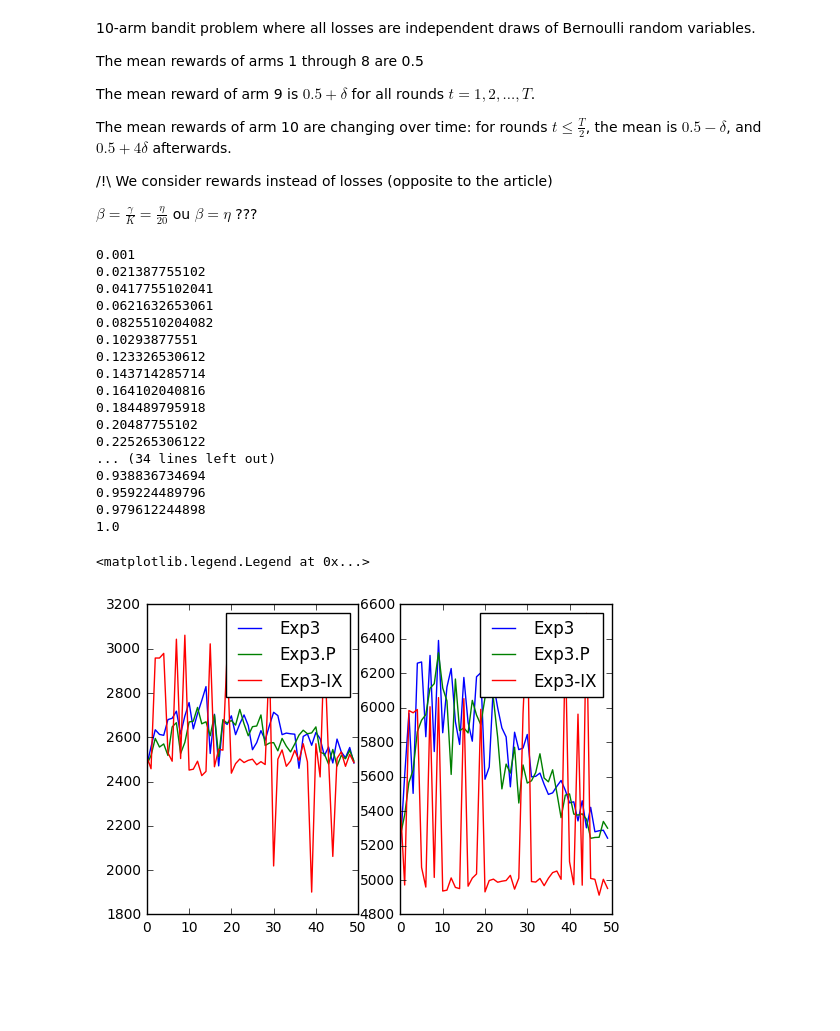
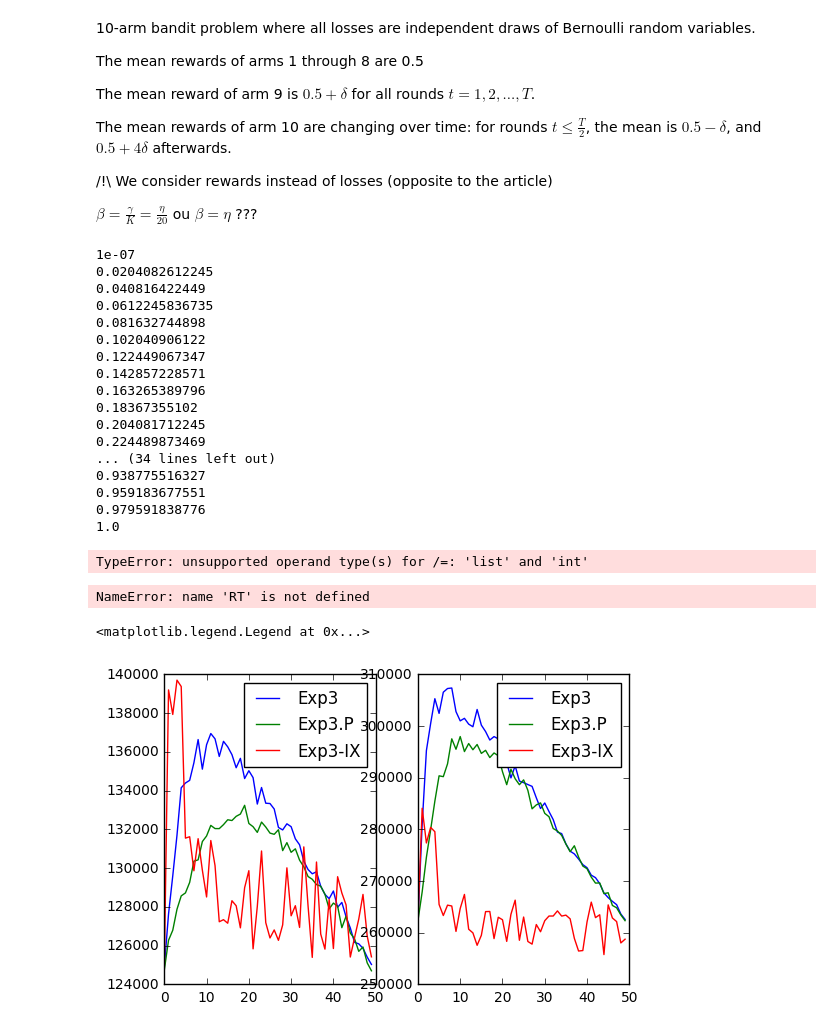
Before and after one commit to NicolasSchreuder/AdversarialBandit, a Jupyter notebook: Experiments.ipynb, the cells around one changed output. Saved outputs shown, nothing was run; the diff lists cells and outputs as text; code cells hidden in the pictures; blank space fills up the shorter version.

```diff
--- a/Experiments.ipynb
+++ b/Experiments.ipynb
@@ -171,7 +181,7 @@ def gaussian_traj(T):
     gp /= max(gp)
     return(gp)
 # %%
-T = 10000
+T = 30000
 
 arm1 = Arm(gaussian_traj(T))
 arm2 = Arm(gaussian_traj(T))
@@ -189,0 +200,6 @@ plt.title('Rewards')
+# %%
+rew, _ = exp3(MAB, T, gamma=0.05, Exp3P=False, alpha=0)
+rew_P, _ = exp3(MAB, T, gamma=0.05, Exp3P=True, alpha=0.1)
+rew_IX, _ = exp3_IX(MAB, T, eta=0.5, gamma=0.5)
+rew_UCB, _ = UCB1(MAB, T, rho=0.2)
+rew_random = Random(MAB, T)
@@ -287,59 +329,72 @@ R_T2 = []
 
 T = 10000
 T2 = 5000
-for eta in np.linspace(10e-4, 1, 50):
+for eta in np.linspace(10e-8, 1, 50):
     print(eta)
-    rew, _ = exp3(MAB_IX, T, eta)
+    R_T2_mean = np.zeros(3)
+    R_T_mean = np.zeros(3)
+    for i in range(50):
+        rew, _ = exp3(MAB_IX, T, eta)
 
-    rew_P, weights = exp3(MAB_IX, T, Exp3P=True, gamma=eta)
-    rew_IX, _ = exp3_IX(MAB_IX, T, eta, eta/2)
+        rew_P, weights = exp3(MAB_IX, T, Exp3P=True, gamma=eta)
+        rew_IX, _ = exp3_IX(MAB_IX, T, eta, eta/2)
 
-    exp3_T2, exp3_P_T2, exp3_IX_T2 = np.sum(rew[: T2]), np.sum(rew_P[: T2]), np.sum(rew_IX[: T2])
+        exp3_T2, exp3_P_T2, exp3_IX_T2 = np.sum(rew[: T2]), np.sum(rew_P[: T2]), np.sum(rew_IX[: T2])
 
-    exp3_T, exp3_P_T, exp3_IX_T = exp3_T2 + np.sum(rew[T2:]), exp3_P_T2 + np.sum(rew_P[T2 :]), exp3_IX_T2 + np.sum(rew_IX[T2:])
+        exp3_T, exp3_P_T, exp3_IX_T = exp3_T2 + np.sum(rew[T2:]), exp3_P_T2 + np.sum(rew_P[T2 :]), exp3_IX_T2 + np.sum(rew_IX[T2:])
 
 
-    R_T2.append([exp3_T2, exp3_P_T2, exp3_IX_T2])
-    R_T.append([exp3_T, exp3_P_T, exp3_IX_T])
-
+        R_T2_mean += [exp3_T2, exp3_P_T2, exp3_IX_T2]
+        R_T_mean += [exp3_T, exp3_P_T, exp3_IX_T]
+    R_T2.append(R_T2_mean)
+    R_T.append(R_T_mean)
 rew_UCB, _ = UCB1(MAB, T, rho=0.2)
 UCB_cumsum = np.cumsum(rew_UCB)
+R_T2 /= 50
+R_T /= 50
 # %% [output]
-0.001
-0.021387755102
-0.0417755102041
-0.0621632653061
-0.0825510204082
-0.10293877551
-0.123326530612
-0.143714285714
-0.164102040816
-0.184489795918
-0.20487755102
-0.225265306122
+1e-07
+0.0204082612245
+0.040816422449
+0.0612245836735
+0.081632744898
+0.102040906122
+0.122449067347
+0.142857228571
+0.163265389796
+0.18367355102
+0.204081712245
+0.224489873469
 ... (34 lines left out)
-0.938836734694
-0.959224489796
-0.979612244898
+0.938775516327
+0.959183677551
+0.979591838776
 1.0
+TypeError: unsupported operand type(s) for /=: 'list' and 'int'
+# %%
+plt.plot(RT, label="T")
+plt.plot(RT2, label="T2")
+plt.legend()
+# %% [output]
+NameError: name 'RT' is not defined
 # %%
 RT2 = np.array(R_T2)
 RT = np.array(R_T)
-
+plt.
 plt.subplot(1, 2, 1)
 plt.plot(RT2[:, 0], label="Exp3")
 plt.plot(RT2[:, 1], label="Exp3.P")
 plt.plot(RT2[:, 2], label="Exp3-IX")
 plt.legend()
 
 plt.subplot(1, 2, 2)
 plt.plot(RT[:, 0], label="Exp3")
 plt.plot(RT[:, 1], label="Exp3.P")
 plt.plot(RT[:, 2], label="Exp3-IX")
 plt.legend()
 # %% [output]
 <matplotlib.legend.Legend at 0x...>
-[figure, old version]
+[figure, new version]
 # %%
 
 plt.plot(exp3_cumsum)
```
Also changed, not shown: parts of 7 cells of this notebook.
